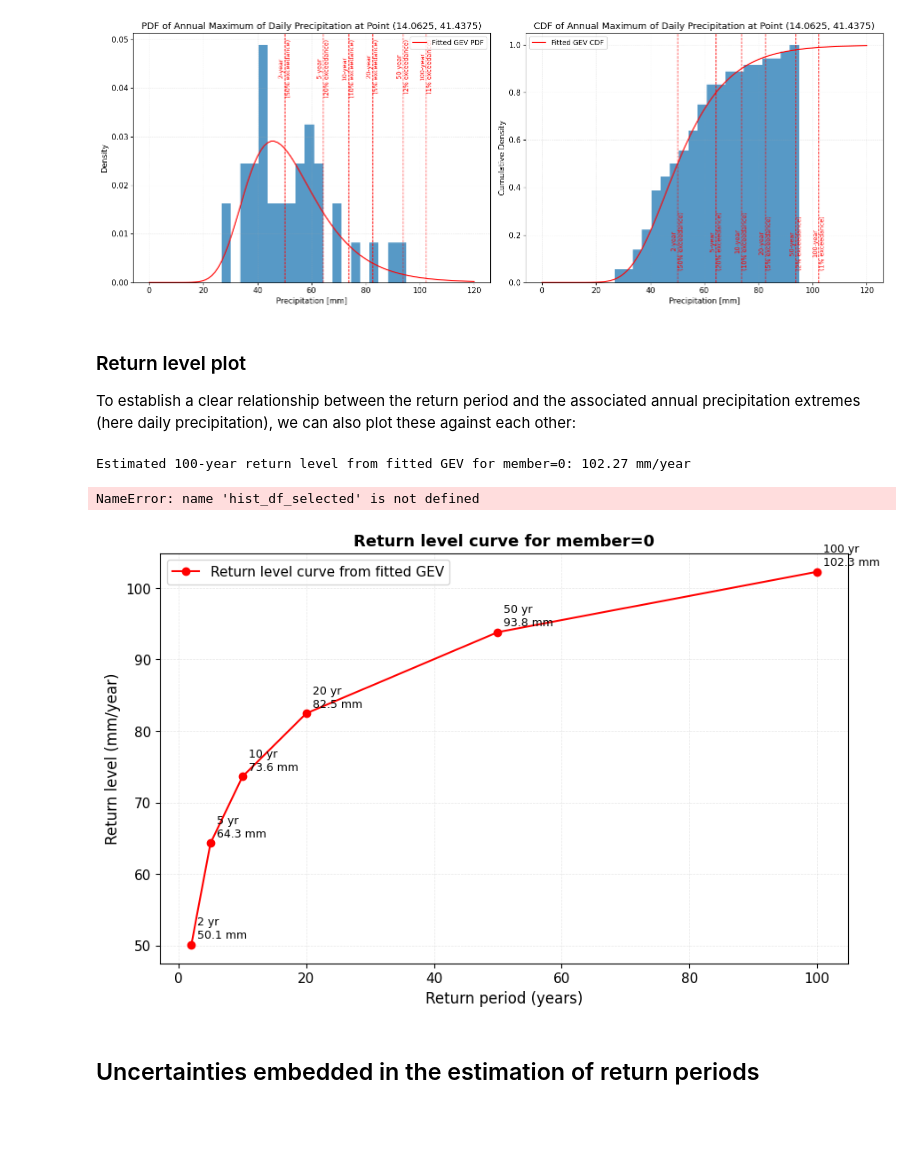
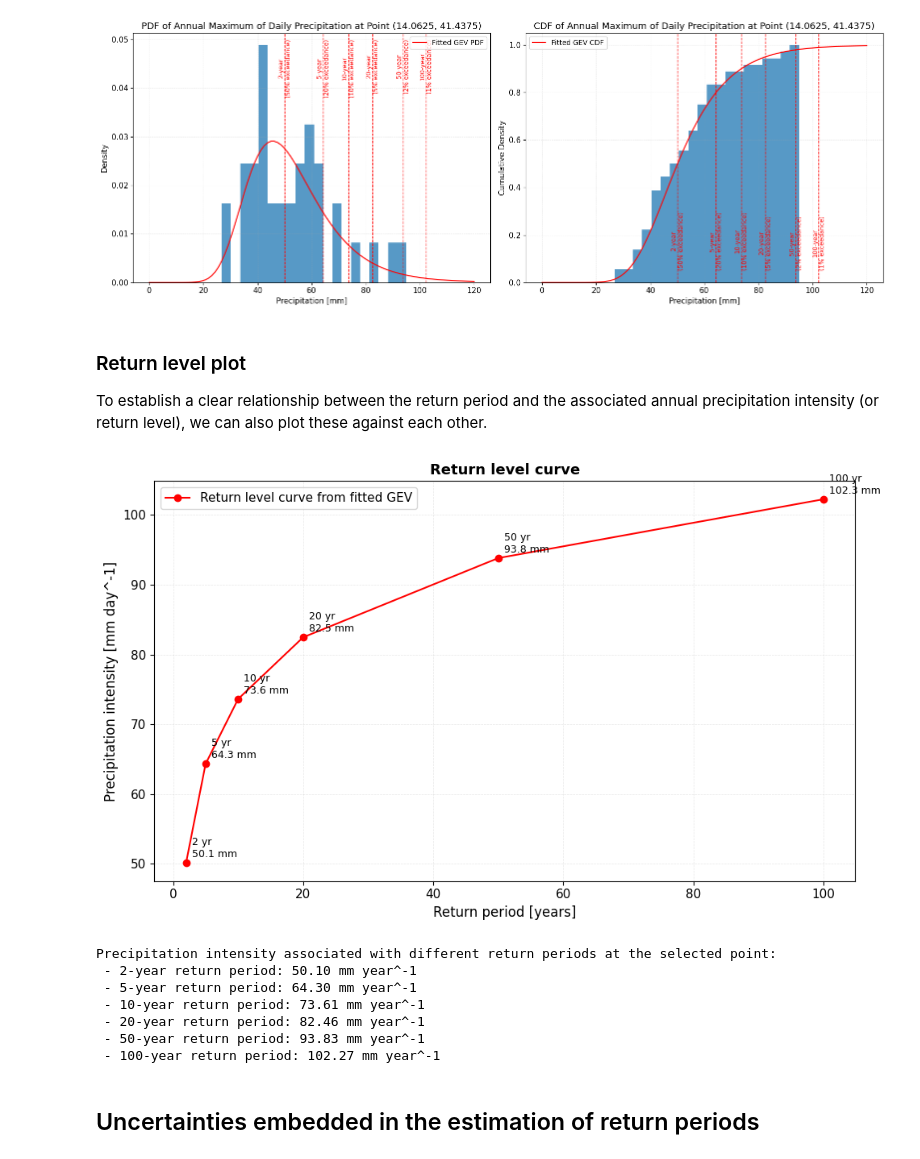
Before and after one commit to ecmwf-training/extreme-precipitation-exposure, a Jupyter notebook: tutorials/return_period.ipynb, the cells around one changed output. Saved outputs shown, nothing was run; the diff lists cells and outputs as text; code cells hidden in the pictures; blank space fills up the shorter version.

```diff
--- a/tutorials/return_period.ipynb
+++ b/tutorials/return_period.ipynb
@@ -262,29 +252,40 @@ plt.tight_layout()
 # %% [markdown]
 ### Return level plot
 
-To establish a clear relationship between the return period and the associated annual precipitation extremes (here daily precipitation), we can also plot these against each other:
+To establish a clear relationship between the return period and the associated annual precipitation intensity (or return level), we can also plot these against each other.
 # %%
 # plot the return level curve for return periods from 2 to 100 years
 return_periods = np.array([2, 5, 10, 20, 50, 100])
 return_levels = genextreme.ppf(1 - 1/return_periods, *gev_params)
 fig, ax = plt.subplots(figsize=(10, 6))
 ax.plot(return_periods, return_levels, marker='o', color='red', label='Return level curve from fitted GEV')
 #ax.set_xscale('log')
-ax.set_xlabel('Return period (years)', fontsize=12)
-ax.set_ylabel('Return level (mm/year)', fontsize=12)
-ax.set_title(f'Return level curve for member=0', fontsize=13, fontweight='bold')
+ax.set_xlabel('Return period [years]', fontsize=12)
+ax.set_ylabel('Precipitation intensity [mm day^-1]', fontsize=12)
+ax.set_title(f'Return level curve', fontsize=13, fontweight='bold')
 ax.legend(loc='upper left', fontsize=11, frameon=True)
 ax.grid(True, alpha=0.3, linestyle='--', linewidth=0.5)
 # annotate all points with the return period and return level
 for rp, rl in zip(return_periods, return_levels):
     ax.annotate(f'{rp} yr\n{rl:.1f} mm', xy=(rp, rl), xytext=(5, 5), textcoords='offset points', fontsize=9)
 # add vertical line at length of years in dataset used for fitting
-x.legend(loc='upper left', fontsize=11, frameon=True)
+ax.legend(loc='upper left', fontsize=11, frameon=True)
 plt.tight_layout()
 # %% [output]
-Estimated 100-year return level from fitted GEV for member=0: 102.27 mm/year
-NameError: name 'hist_df_selected' is not defined
-[figure, old version]
+[figure, new version]
+# %%
+# Print thresholds associated with return periods of 2, 5, 10, 20, 50, and 100 years
+print("Precipitation intensity associated with different return periods at the selected point:")
+for rp, rl in zip(return_periods, return_levels):
+    print(f" - {rp}-year return period: {rl:.2f} mm year^-1")
+# %% [output]
+Precipitation intensity associated with different return periods at the selected point:
+ - 2-year return period: 50.10 mm year^-1
+ - 5-year return period: 64.30 mm year^-1
+ - 10-year return period: 73.61 mm year^-1
+ - 20-year return period: 82.46 mm year^-1
+ - 50-year return period: 93.83 mm year^-1
+ - 100-year return period: 102.27 mm year^-1
 # %% [markdown]
 ## Uncertainties embedded in the estimation of return periods
 # %% [markdown]
```
Also changed, not shown: parts of 14 cells of this notebook.
